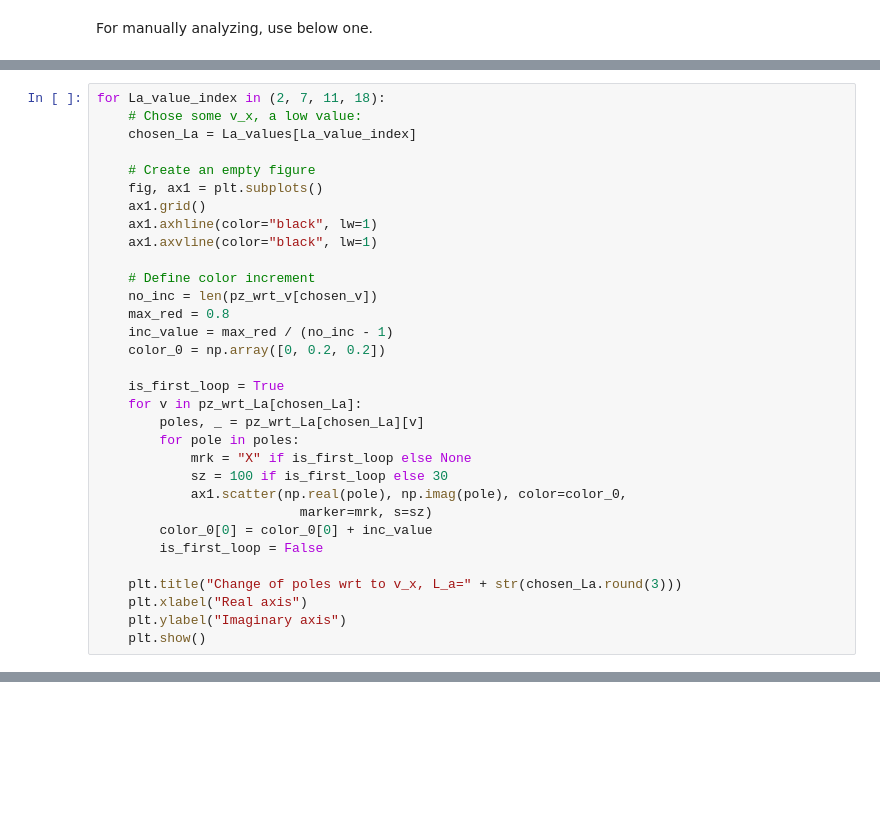
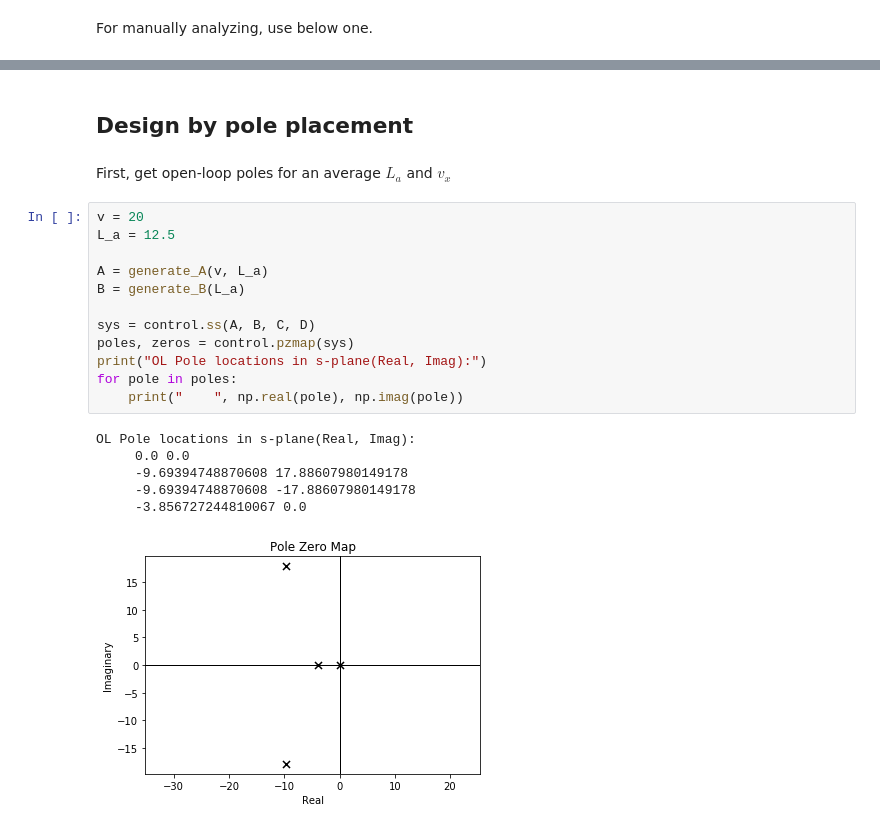
Before and after one commit to berkistayn/me537, a Jupyter notebook: midterm_I_code.ipynb, the cells around one changed output, grey strips where cells are left out. Saved outputs shown, nothing was run; the diff lists cells and outputs as text; blank space fills up the shorter version.

```diff
--- a/midterm_I_code.ipynb
+++ b/midterm_I_code.ipynb
@@ -262,32 +75,0 @@ Similarly, observe the effect of different v_x for some selected L_a;
-# %%
-for La_value_index in (2, 7, 11, 18):
-    # Chose some v_x, a low value:
-    chosen_La = La_values[La_value_index]
-
-    # Create an empty figure
-    fig, ax1 = plt.subplots()
-    ax1.grid()
-    ax1.axhline(color="black", lw=1)
-    ax1.axvline(color="black", lw=1)
-
-    # Define color increment
-    no_inc = len(pz_wrt_v[chosen_v])
-    max_red = 0.8
-    inc_value = max_red / (no_inc - 1)
-    color_0 = np.array([0, 0.2, 0.2])
-
-    is_first_loop = True
-    for v in pz_wrt_La[chosen_La]:
-        poles, _ = pz_wrt_La[chosen_La][v]
-        for pole in poles:
-            mrk = "X" if is_first_loop else None
-            sz = 100 if is_first_loop else 30
-            ax1.scatter(np.real(pole), np.imag(pole), color=color_0,
-                          marker=mrk, s=sz)
-        color_0[0] = color_0[0] + inc_value
-        is_first_loop = False
-
-    plt.title("Change of poles wrt to v_x, L_a=" + str(chosen_La.round(3)))
-    plt.xlabel("Real axis")
-    plt.ylabel("Imaginary axis")
-    plt.show()
@@ -298,0 +214,23 @@ for La_value_index in (2, 7, 11, 18):
+# %% [markdown]
+## Design by pole placement
+# %% [markdown]
+First, get open-loop poles for an average $L_{a}$ and $v_{x}$
+# %%
+v = 20
+L_a = 12.5
+
+A = generate_A(v, L_a)
+B = generate_B(L_a)
+
+sys = control.ss(A, B, C, D)
+poles, zeros = control.pzmap(sys)
+print("OL Pole locations in s-plane(Real, Imag):")
+for pole in poles:
+    print("    ", np.real(pole), np.imag(pole))
+# %% [output]
+OL Pole locations in s-plane(Real, Imag):
+     0.0 0.0
+     -9.69394748870608 17.88607980149178
+     -9.69394748870608 -17.88607980149178
+     -3.856727244810067 0.0
+[figure, added]
```
Also changed, not shown: parts of 49 cells of this notebook, 1 other file.
